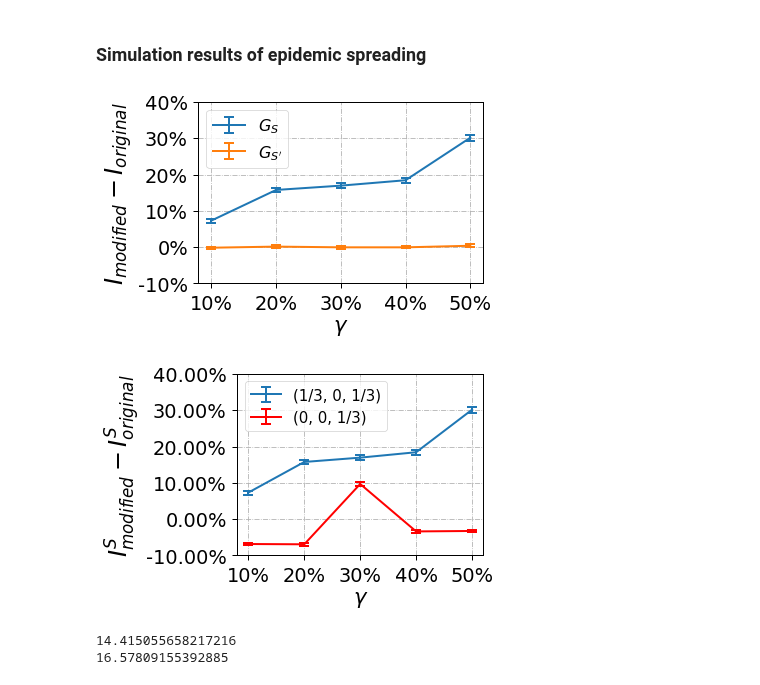
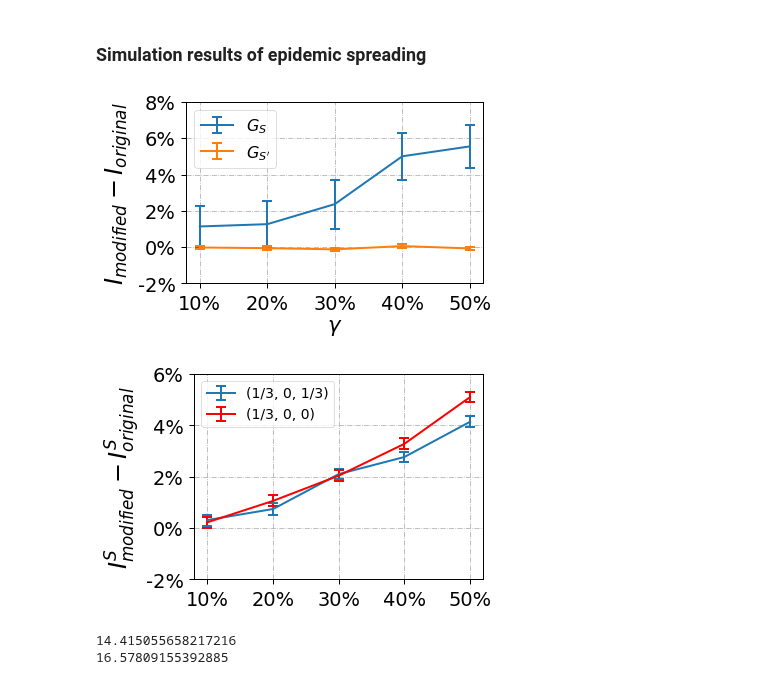
Before and after one commit to marsplus/attack-graph-code, a Jupyter notebook: src/data-analysis.ipynb, the cells around one changed output. Saved outputs shown, nothing was run; the diff lists cells and outputs as text; code cells hidden in the pictures.

```diff
--- a/src/data-analysis.ipynb
+++ b/src/data-analysis.ipynb
@@ -29,8 +29,8 @@ The autoreload extension is already loaded. To reload it, use:
 graph_type = 'Airport'
 graph_weight = 'weighted'
 mode = 'min_eigcent_SP'
-GAMMA = 0.1
-TAU = 0.9
+GAMMA = 0.24
+TAU = 0.2
 numExp = 1 if graph_type in ['Email', 'Airport', 'Protein'] else 30
 
 
@@ -90,26 +90,27 @@ plt.grid(linestyle='-.')
 plt.tight_layout()
 # plt.savefig('../result/figure/{}/{}_numExp_{}_{}_overall.pdf'.format(graph_weight, graph_type, numExp, graph_weight))
 # %% [output]
-[figure, old version]
+[figure, new version]
 # %%
 ## Check if the normalized cut is really helpful in the long-run behavior
 
-graph_type = 'Airport'
-TARGET = '1st'
-graph_weight = 'weighted'
+graph_type = 'BTER'
+TARGET = 'tmp'
+graph_weight = 'unweighted'
 mode = 'min_eigcent_SP'
-GAMMA = 0.1
-TAU = 0.9
+GAMMA = 0.24
+TAU = 0.06
 
-numExp = 1 if graph_type in ['Email', 'Airport', 'Protein'] else 30
-Key = 'ratio targets' if TARGET != '2nd' else 'ratio bystanders'
+numExp = 1 if graph_type in ['Email', 'Airport', 'Protein', 'Brain'] else 30
+Key = 'ratio targets' if TARGET not in ['2nd', 'tmp'] else 'ratio bystanders'
 target_mapping = {
-    '1st': ['equalAlpha', 'alpha3=1'],
+    '1st': ['alpha2=0', 'alpha3=1'],
     '2nd': ['equalAlpha', 'alpha2=0'],
-    '3rd': ['equalAlpha', 'alpha3=0']
+    '3rd': ['equalAlpha', 'alpha3=0'],
+    'tmp': ['alpha1=1', 'alpha3=0']
 }
 ################################################################################################
-## alpha_3 \ne 0
+
 with open('../result/{}/{}/{}-SIS/Gamma-{:.2f}---Tau-{:.2f}/{}_numExp_{}_SIS_{}.p'.format(\
                                                 graph_weight, mode, graph_type, GAMMA, TAU, graph_type, numExp, target_mapping[TARGET][0]), 'rb') as fid:
     data = pickle.load(fid)
@@ -144,38 +145,39 @@ for budget in [0.1, 0.2, 0.3, 0.4, 0.5]:
 ################################################################################################
 
 S_attacked = data.pivot_table(index=['graph', 'budget'])[Key]['attacked']
 S_original = data.pivot_table(index=['graph', 'budget'])[Key]['original']
 S_diff  = S_attacked - S_original
 
 S_attacked_control = data_alpha3_zero.pivot_table(index=['graph', 'budget'])[Key]['attacked']
 S_original_control = data_alpha3_zero.pivot_table(index=['graph', 'budget'])[Key]['original']
 S_diff_control = S_attacked_control - S_original_control
 
 
 x = [0.1, 0.2, 0.3, 0.4, 0.5]
 legend_mapping = {
     '1st': ['(1/3, 0, 1/3)', '(0, 0, 1/3)'],
     '2nd': ['(1/3, 1/3, 1/3)', '(1/3, 0, 1/3)'],
-    '3rd': ['(1/3, 1/3, 1/3)', '(1/3, 1/3, 0)']
+    '3rd': ['(1/3, 1/3, 1/3)', '(1/3, 1/3, 0)'],
+    'tmp': ['(1/3, 0, 0)', '(1/3, 1/3, 0)']
 }
 plt.errorbar(x, S_diff, yerr=S_err, label=legend_mapping[TARGET][0], linewidth=2, markersize=7,
              capsize=5, elinewidth=2, markeredgewidth=2)
 plt.errorbar(x, S_diff_control, yerr=S_err_alpha3_zero, label=legend_mapping[TARGET][1], linewidth=2, markersize=7, \
              capsize=5, elinewidth=2, markeredgewidth=2, color='r')
 plt.xticks(x, ['10%', '20%', '30%', '40%', '50%'])
 ax = plt.gca()
-plt.yticks(ax.get_yticks(),  ['%.2f%%' % (i*100) for i in ax.get_yticks()])
-plt.xlabel('$\gamma$')
+plt.yticks(ax.get_yticks(),  ['%.0f%%' % (i*100) for i in ax.get_yticks()])
+# plt.xlabel('$\gamma$')
 if TARGET in ['1st', '3rd']:
     plt.ylabel('$I_{modified}^S - I_{original}^{S}$', fontsize=24)
 else:
     plt.ylabel('$I_{modified}^{S\'} - I_{original}^{S\'}$', fontsize=24)
-plt.legend(fontsize=15, loc='upper left')
+plt.legend(fontsize=14, loc='upper left')
 plt.grid(linestyle='-.')
 plt.tight_layout()
 # plt.savefig('../result/figure/{}/{}_numExp_{}_controlExp_{}_{}.pdf'.format(graph_weight, graph_type, numExp, graph_weight, TARGET))
 # %% [output]
-[figure, old version]
+[figure, new version]
 # %%
 ### the statisticas about the largest eigenvlaues of BTER networks ###
 import seaborn
```
Also changed, not shown: parts of 3 cells of this notebook, 2 other files.
